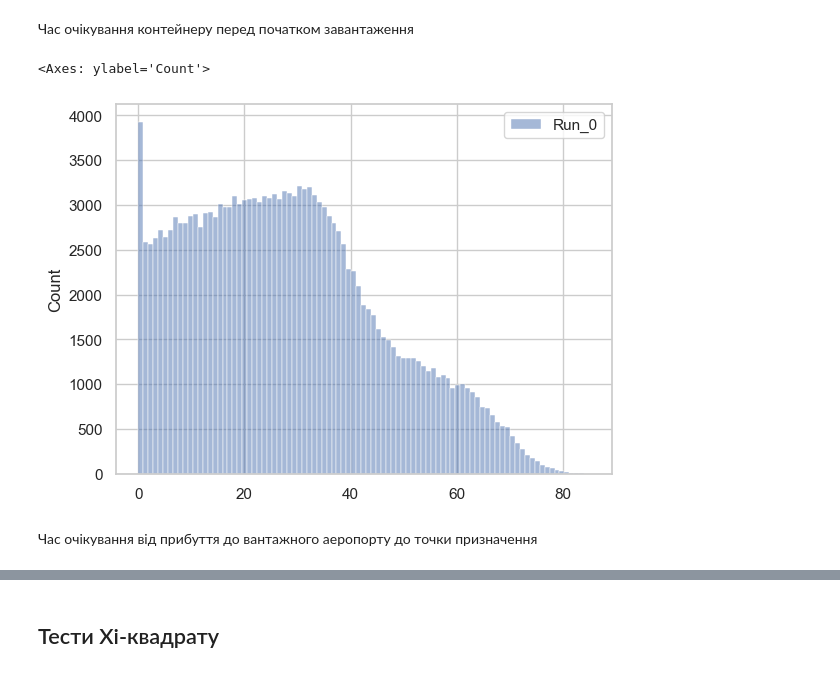
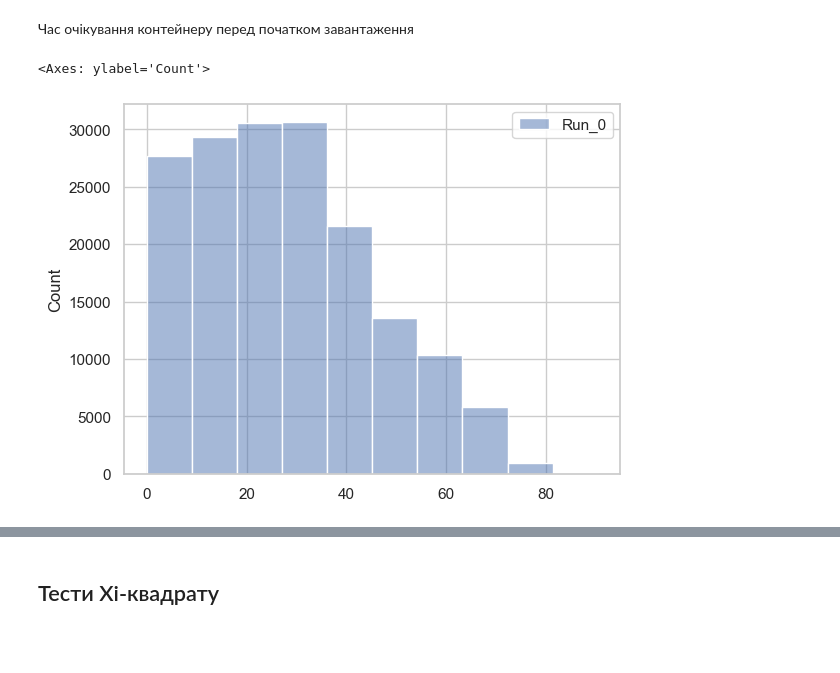
Before and after one commit to OleksandrPanasenko/PetriNetAirport, a Jupyter notebook: AnalyseResults.ipynb, the cells around one changed output, grey strips where cells are left out. Drawn from its saved outputs; the diff is of its cells as text; code cells hidden in the pictures; blank space fills up the shorter version.

```diff
--- a/AnalyseResults.ipynb
+++ b/AnalyseResults.ipynb
@@ -109,9 +92,7 @@ plt.show()
 Час очікування контейнеру перед початком завантаження
 # %%
 df=pd.read_csv("single_store_wait_time.csv")
-sns.histplot(df)
+sns.histplot(df, bins=10)
 # %% [output]
 <Axes: ylabel='Count'>
-[figure, old version]
+[figure, new version]
-# %% [markdown]
-Час очікування від прибуття до вантажного аеропорту до точки призначення
```
Also changed, not shown: parts of 36 cells of this notebook, 35 other files.
